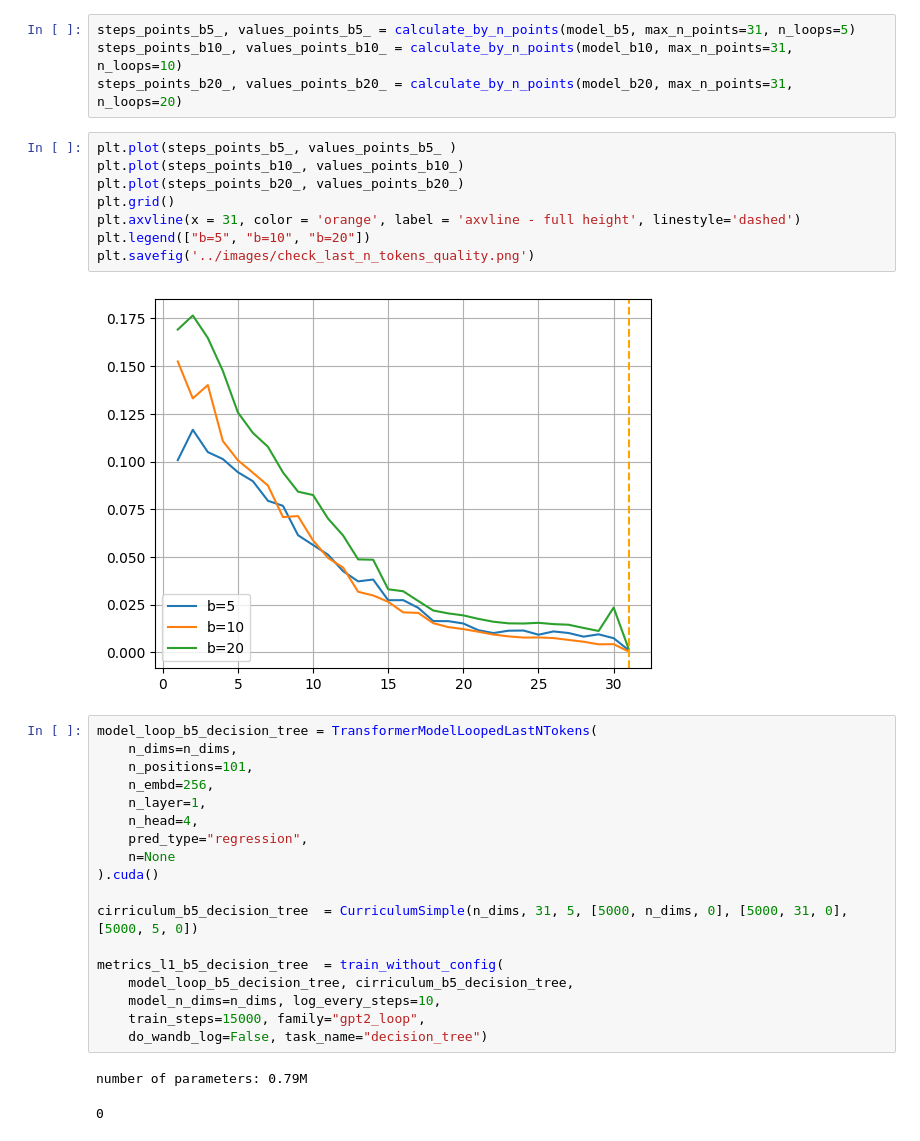
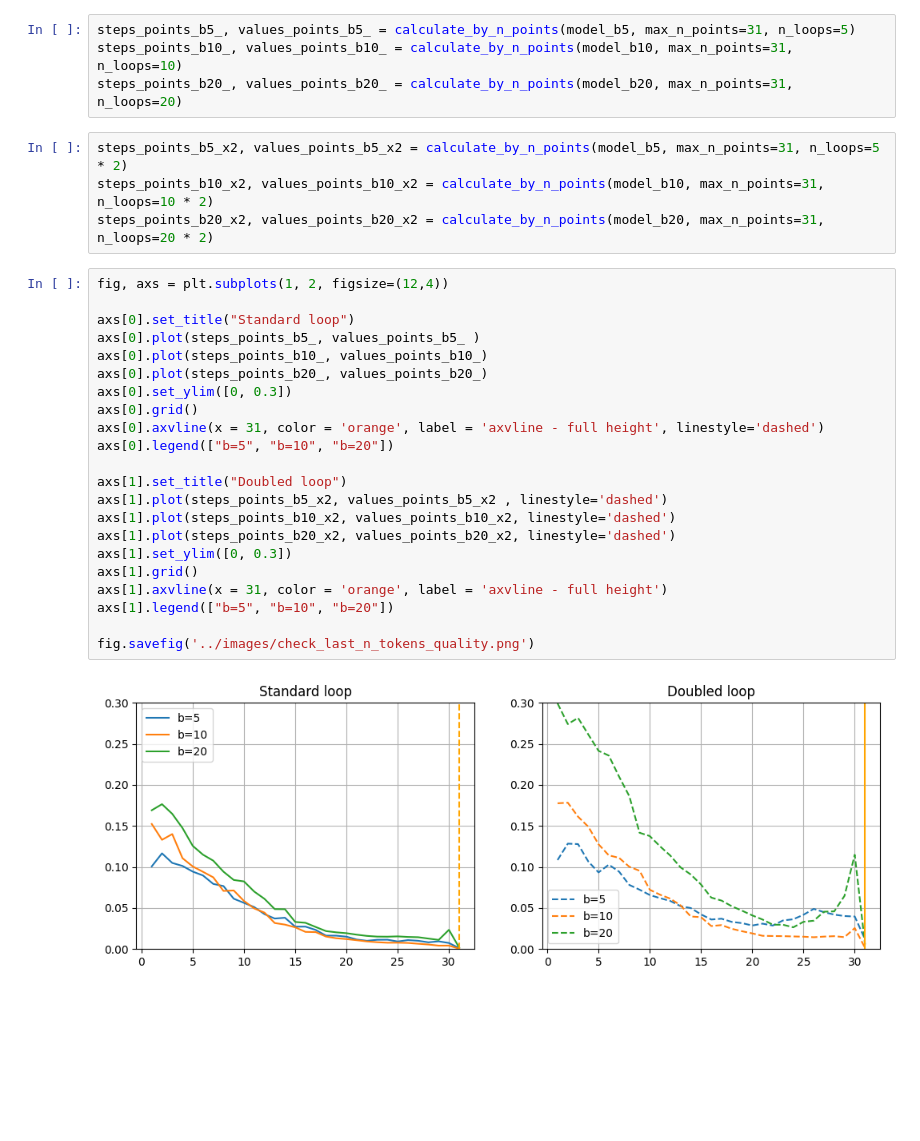
Before and after one commit to Vadimbuildercxx/looped_transformer, a Jupyter notebook: scripts/experiment_last_n_tokens.ipynb, the cells around one changed output. Drawn from its saved outputs; the diff is of its cells as text; blank space fills up the shorter version.

Commit message:
Update configs and report.ipynb.

```diff
--- a/scripts/experiment_last_n_tokens.ipynb
+++ b/scripts/experiment_last_n_tokens.ipynb
@@ -120,34 +120,31 @@ def calculate_by_n_points(model, max_n_points, n_loops=5):
 steps_points_b5_, values_points_b5_ = calculate_by_n_points(model_b5, max_n_points=31, n_loops=5)
 steps_points_b10_, values_points_b10_ = calculate_by_n_points(model_b10, max_n_points=31, n_loops=10)
 steps_points_b20_, values_points_b20_ = calculate_by_n_points(model_b20, max_n_points=31, n_loops=20)
+# %%
+steps_points_b5_x2, values_points_b5_x2 = calculate_by_n_points(model_b5, max_n_points=31, n_loops=5 * 2)
+steps_points_b10_x2, values_points_b10_x2 = calculate_by_n_points(model_b10, max_n_points=31, n_loops=10 * 2)
+steps_points_b20_x2, values_points_b20_x2 = calculate_by_n_points(model_b20, max_n_points=31, n_loops=20 * 2)
 # %%
-plt.plot(steps_points_b5_, values_points_b5_ )
-plt.plot(steps_points_b10_, values_points_b10_)
-plt.plot(steps_points_b20_, values_points_b20_)
-plt.grid()
-plt.axvline(x = 31, color = 'orange', label = 'axvline - full height', linestyle='dashed')
-plt.legend(["b=5", "b=10", "b=20"])
-plt.savefig('../images/check_last_n_tokens_quality.png')
+fig, axs = plt.subplots(1, 2, figsize=(12,4))
+
+axs[0].set_title("Standard loop")
+axs[0].plot(steps_points_b5_, values_points_b5_ )
+axs[0].plot(steps_points_b10_, values_points_b10_)
+axs[0].plot(steps_points_b20_, values_points_b20_)
+axs[0].set_ylim([0, 0.3])
+axs[0].grid()
+axs[0].axvline(x = 31, color = 'orange', label = 'axvline - full height', linestyle='dashed')
+axs[0].legend(["b=5", "b=10", "b=20"])
+
+axs[1].set_title("Doubled loop")
+axs[1].plot(steps_points_b5_x2, values_points_b5_x2 , linestyle='dashed')
+axs[1].plot(steps_points_b10_x2, values_points_b10_x2, linestyle='dashed')
+axs[1].plot(steps_points_b20_x2, values_points_b20_x2, linestyle='dashed')
+axs[1].set_ylim([0, 0.3])
+axs[1].grid()
+axs[1].axvline(x = 31, color = 'orange', label = 'axvline - full height')
+axs[1].legend(["b=5", "b=10", "b=20"])
+
+fig.savefig('../images/check_last_n_tokens_quality.png')
 # %% [output]
-[figure, old version]
+[figure, new version]
-# %%
-model_loop_b5_decision_tree = TransformerModelLoopedLastNTokens(
-    n_dims=n_dims,
-    n_positions=101,
-    n_embd=256,
-    n_layer=1,
-    n_head=4,
-    pred_type="regression",
-    n=None
-).cuda()
-
-cirriculum_b5_decision_tree  = CurriculumSimple(n_dims, 31, 5, [5000, n_dims, 0], [5000, 31, 0], [5000, 5, 0])
-
-metrics_l1_b5_decision_tree  = train_without_config(
-    model_loop_b5_decision_tree, cirriculum_b5_decision_tree,
-    model_n_dims=n_dims, log_every_steps=10,
-    train_steps=15000, family="gpt2_loop",
-    do_wandb_log=False, task_name="decision_tree")
-# %% [output]
-number of parameters: 0.79M
-0
```
Also changed, not shown: 7 other files.
